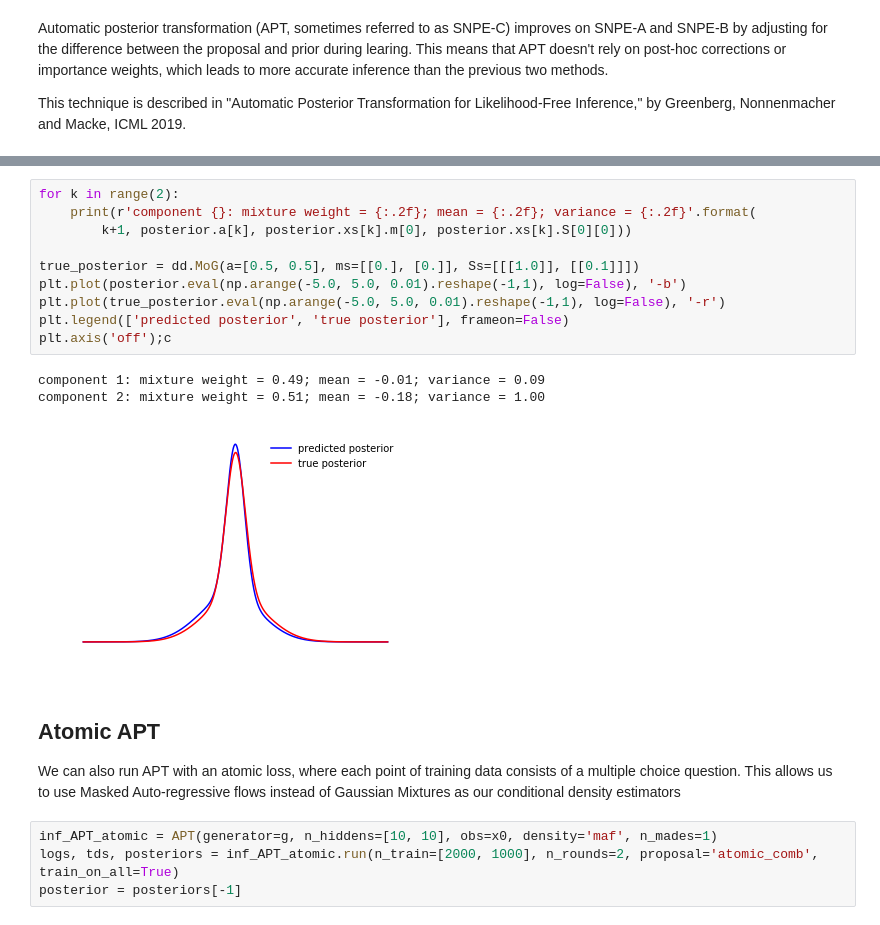
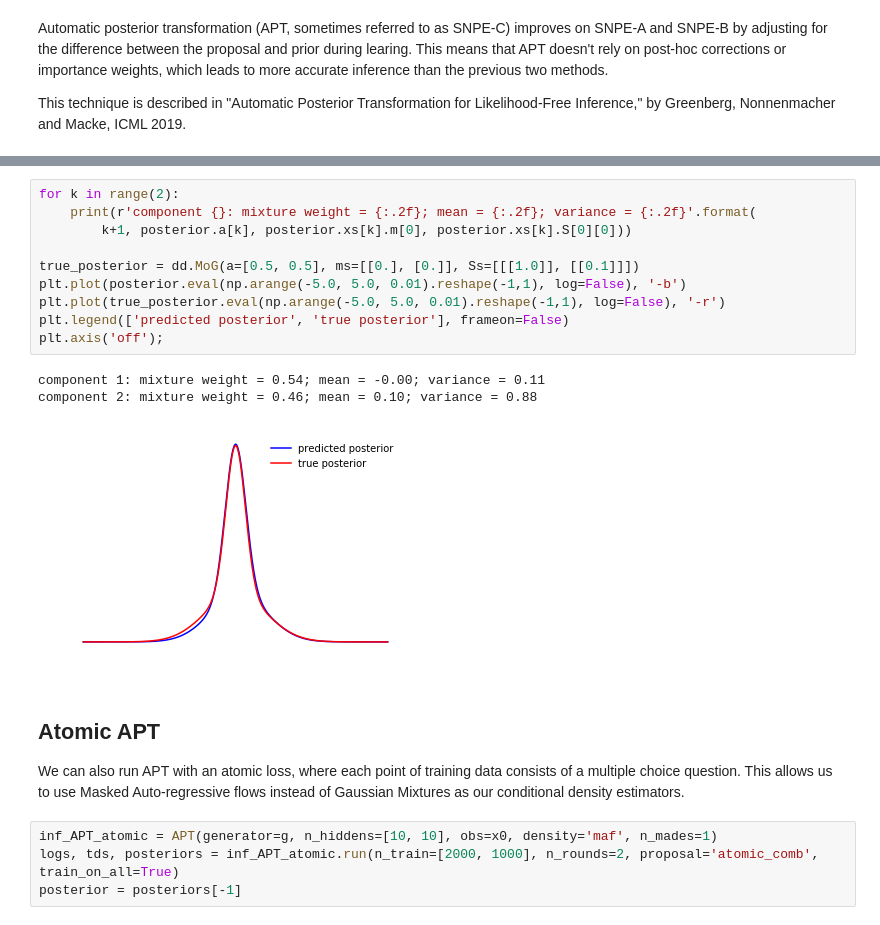
Before and after one commit to mackelab/delfi, a Jupyter notebook: docs/notebooks/quickstart.ipynb, the cells around one changed output, grey strips where cells are left out. Cells and saved outputs as stored; diff of their text form.

Commit message:
remove kernel from setup.py, update notebook to have correct graphs etc., no spurious output

```diff
--- a/docs/notebooks/quickstart.ipynb
+++ b/docs/notebooks/quickstart.ipynb
@@ -238,20 +234,20 @@ posterior = posteriors[-1]
 # %%
 for k in range(2):
     print(r'component {}: mixture weight = {:.2f}; mean = {:.2f}; variance = {:.2f}'.format(
         k+1, posterior.a[k], posterior.xs[k].m[0], posterior.xs[k].S[0][0]))
 
 true_posterior = dd.MoG(a=[0.5, 0.5], ms=[[0.], [0.]], Ss=[[[1.0]], [[0.1]]])
 plt.plot(posterior.eval(np.arange(-5.0, 5.0, 0.01).reshape(-1,1), log=False), '-b')
 plt.plot(true_posterior.eval(np.arange(-5.0, 5.0, 0.01).reshape(-1,1), log=False), '-r')
 plt.legend(['predicted posterior', 'true posterior'], frameon=False)
-plt.axis('off');c
+plt.axis('off');
 # %% [output]
-component 1: mixture weight = 0.49; mean = -0.01; variance = 0.09
-component 2: mixture weight = 0.51; mean = -0.18; variance = 1.00
+component 1: mixture weight = 0.54; mean = -0.00; variance = 0.11
+component 2: mixture weight = 0.46; mean = 0.10; variance = 0.88
-[figure, old version]
+[figure, new version]
 # %% [markdown]
 ## Atomic APT
-We can also run APT with an atomic loss, where each point of training data consists of a multiple choice question. This allows us to use Masked Auto-regressive flows instead of Gaussian Mixtures as our conditional density estimators
+We can also run APT with an atomic loss, where each point of training data consists of a multiple choice question. This allows us to use Masked Auto-regressive flows instead of Gaussian Mixtures as our conditional density estimators.
 # %%
 inf_APT_atomic = APT(generator=g, n_hiddens=[10, 10], obs=x0, density='maf', n_mades=1)
 logs, tds, posteriors = inf_APT_atomic.run(n_train=[2000, 1000], n_rounds=2, proposal='atomic_comb', train_on_all=True)
```
Also changed, not shown: parts of 10 cells of this notebook, 1 other file.
